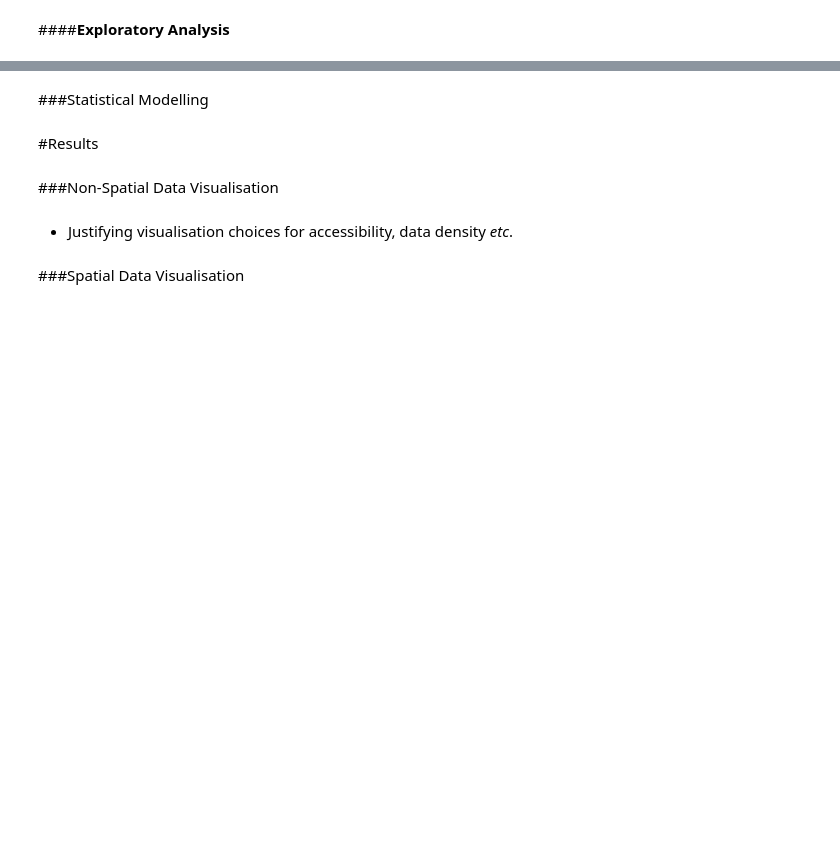
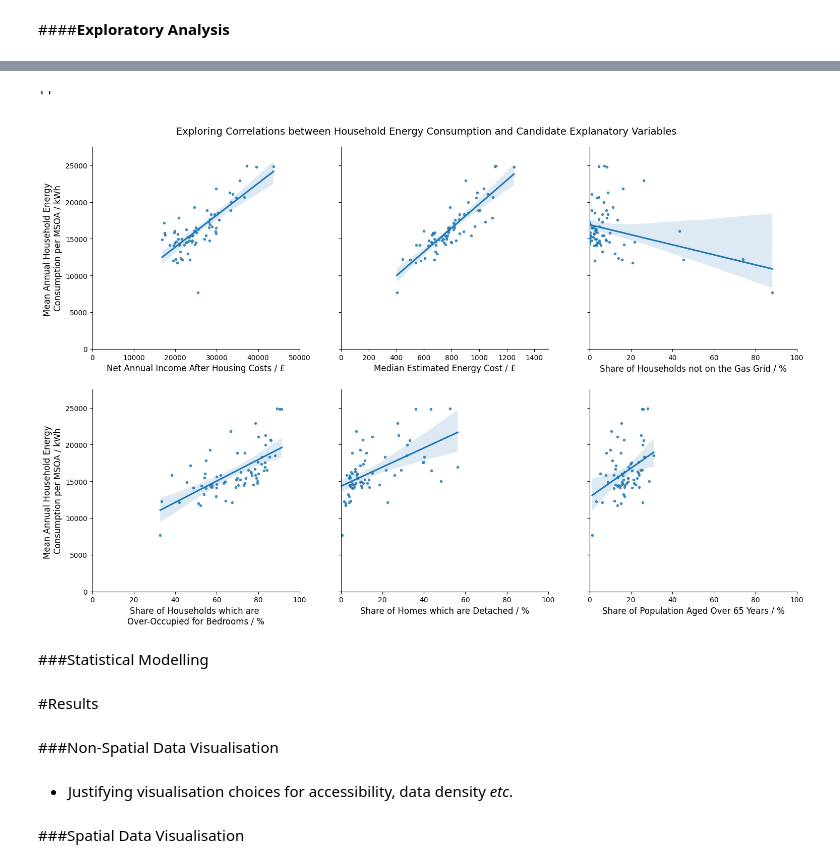
Before and after one commit to jwsn8667/GEOG5003M, a Jupyter notebook: GEOG5003_A2_201913950.ipynb, the cells around one changed output, grey strips where cells are left out. Drawn from its saved outputs; the diff is of its cells as text; code cells hidden in the pictures; blank space fills up the shorter version.

```diff
--- a/GEOG5003_A2_201913950.ipynb
+++ b/GEOG5003_A2_201913950.ipynb
@@ -357,3 +400,45 @@ Corr_Matrix
+# %%
+# @title
+MV = Model_Variables.reset_index().rename(columns={'index':'MSOA code'})
+
+melt = pd.melt(MV, id_vars=['MSOA code','EnergyConsumptionPerHousehold(kWh)'], value_vars=['Net annual income after housing costs (£)', 'Median estimated energy cost (£)', 'PercentNotGas', 'PercentOverOccupied', 'PercentDetached', 'PercentOver65'])
+
+## Plotting
+g = sns.lmplot(data=melt, x='value', y='EnergyConsumptionPerHousehold(kWh)', col='variable', seed=42, facet_kws={'sharey': True, 'sharex': False}, col_wrap=3, markers='.')
+
+g.set_titles('')
+g.set(ylim=(0, 27500), ylabel='Mean Annual Household Energy \nConsumption per MSOA / kWh')
+
+for ax in g.axes.flat:
+       # This only works for the left ylabels
+    ax.set_ylabel(ax.get_ylabel(), fontsize=12)
+
+g.axes[0].set_xlabel('Net Annual Income After Housing Costs / £', fontsize=12)
+g.axes[0].set(xlim=(0, 50000))
+
+g.axes[1].set_xlabel('Median Estimated Energy Cost / £', fontsize=12)
+g.axes[1].set(xlim=(0, 1500))
+
+g.axes[2].set_xlabel('Share of Households not on the Gas Grid / %', fontsize=12)
+g.axes[2].set(xlim=(0, 100))
+
+g.axes[3].set_xlabel('Share of Households which are \nOver-Occupied for Bedrooms / %', fontsize=12)
+g.axes[3].set(xlim=(0, 100))
+
+g.axes[4].set_xlabel('Share of Homes which are Detached / %', fontsize=12)
+g.axes[4].set(xlim=(0, 100))
+
+g.axes[5].set_xlabel('Share of Population Aged Over 65 Years / %', fontsize=12)
+g.axes[5].set(xlim=(0, 100))
+
+g.fig.suptitle('Exploring Correlations between Household Energy Consumption and Candidate Explanatory Variables', fontsize=14)
+g.fig.subplots_adjust(top=.94)
+
+g.fig.subplots_adjust(wspace=0.2, hspace=0.2)
+;
+# %% [output]
+''
+[figure, added]
 # %% [markdown]
 ###Statistical Modelling
 # %%
```
Also changed, not shown: parts of 6 cells of this notebook.
